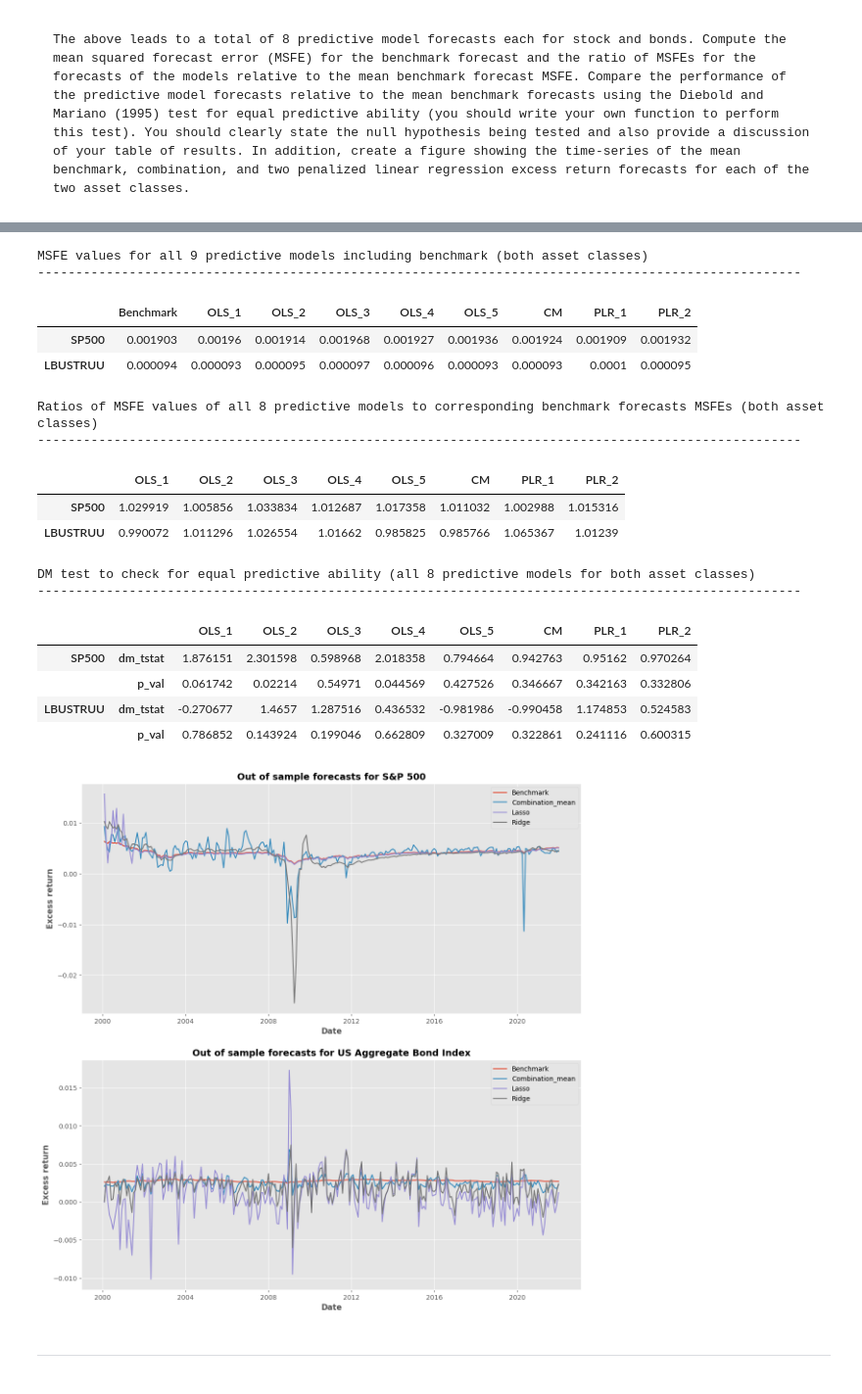
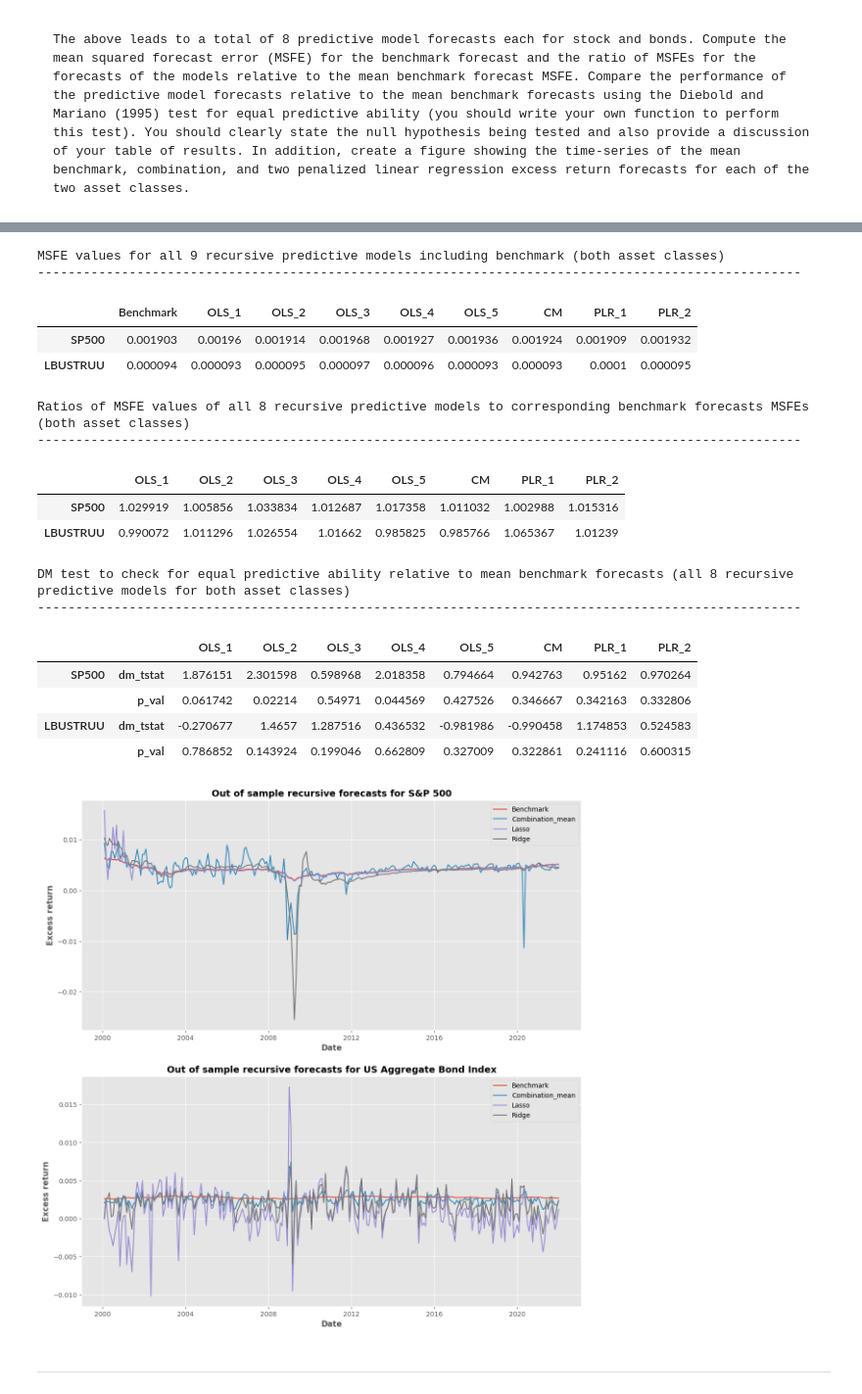
Before and after one commit to kuntojirohan/statistical-timeseries-forecasting, a Jupyter notebook: final_project.ipynb, the cells around one changed output, grey strips where cells are left out. Shown at 98% size. Drawn from its saved outputs; the diff is of its cells as text; code cells hidden in the pictures.

```diff
--- a/final_project.ipynb
+++ b/final_project.ipynb
@@ -62,8 +63,9 @@ Asset class excess return summary statistics (total time period)
 # %% [markdown]
     Q2. Divide the total sample into two periods: an in-sample from January 1980-December 1999 and an out-of-sample period from January 2000-December 2021. Using a recursive estimate approach, generate a time-series of monthly out-of-sample constant expected (mean) excess return forecasts (call it the mean benchmark forecast) for each of the two asset classes. Write a function to do this computation.
 # %%
-mean_benchmark_forecasts_df = generate_mean_benchmark_forecast(excess_ret=simp_ret_df.loc[:, ['SP500_excess', 'LBUSTRUU_excess']], breakpoint=breakpoint)
-print('Out-of-sample Mean Benchmark forecasts')
+mean_benchmark_forecasts_df = generate_mean_benchmark_forecast(simp_ret_df.loc[:, ['SP500_excess', 'LBUSTRUU_excess']], breakpoint,
+                                                               method='recursive')
+print('Out-of-sample Mean Benchmark recursive forecasts')
 print('-' * 100)
 mean_benchmark_forecasts_df
 # %% [output]
@@ -102,18 +104,18 @@ sp500_predictors['div_payout'] = np.log(predictors_df['D12']/predictors_df['E12'
 bond_predictors = predictors_df.loc[:, ['infl', 'tbl', 'lty', 'ltr']]
 bond_predictors['DFY'] = predictors_df['BAA'] - predictors_df['AAA']
 
-# out-of-sample return forecasts for SP500 predicted using OLS fit on 5 different predictors
-sp500_ols_forecasts_df = generate_ols_predictor_forecast(asset_excess_ret=simp_ret_df.loc[:, ['SP500_excess']], predictors=sp500_predictors,
-                                                         breakpoint=breakpoint)
-# out-of-sample return forecasts for bonds predicted using OLS fit on 5 different predictors
-bond_ols_forecasts_df = generate_ols_predictor_forecast(asset_excess_ret=simp_ret_df.loc[:, ['LBUSTRUU_excess']], predictors=bond_predictors,
-                                                        breakpoint=breakpoint)
+# out-of-sample return forecasts for SP500 predicted using OLS fit on 5 different predictors (recursive method)
+sp500_ols_forecasts_df = generate_ols_predictor_forecast(simp_ret_df.loc[:, ['SP500_excess']], sp500_predictors,
+                                                         breakpoint=breakpoint, method='recursive')
+# out-of-sample return forecasts for bonds predicted using OLS fit on 5 different predictors (recursive method)
+bond_ols_forecasts_df = generate_ols_predictor_forecast(simp_ret_df.loc[:, ['LBUSTRUU_excess']], bond_predictors,
+                                                        breakpoint=breakpoint, method='recursive')
 # Rename the columns in each data frame
 sp500_ols_forecasts_df.columns = pd.MultiIndex.from_product([[asset_tickers[0]], sp500_ols_forecasts_df.columns])
 bond_ols_forecasts_df.columns = pd.MultiIndex.from_product([[asset_tickers[1]], bond_ols_forecasts_df.columns])
 # Concatenate the data frames along the columns axis and create a multi-level column index
 ols_predictor_forecasts_df = pd.concat([sp500_ols_forecasts_df, bond_ols_forecasts_df], axis=1)
-print('Out-of-sample OLS Predictor forecasts')
+print('Out-of-sample OLS Predictor recursive forecasts')
 print('-' * 100)
 ols_predictor_forecasts_df
 # %% [output]
@@ -135,11 +137,9 @@ Out-of-sample OLS Predictor forecasts
 | 2021-12-31 | 0.003474 | 0.005093 | 0.005373 | 0.004821 | 0.004129 | 0.001841 | 0.002402 | 0.001465 | 0.003655 | 0.001769 |
 264 rows × 10 columns
 # %%
-# Compute Combination mean forecasts
-combination_mean_forecasts_df = generate_combination_mean_forecasts(asset1_pred_forecasts=sp500_ols_forecasts_df,
-                                                                    asset2_pred_forecasts=bond_ols_forecasts_df,
-                                                                    assets_names=asset_tickers)
-print('Out-of-sample Combination Mean forecasts')
+# Compute Combination mean forecasts (recursive)
+combination_mean_forecasts_df = generate_combination_mean_forecasts(sp500_ols_forecasts_df, bond_ols_forecasts_df, assets_names=asset_tickers)
+print('Out-of-sample Combination Mean recursive forecasts')
 print('-' * 100)
 combination_mean_forecasts_df
 # %% [output]
@@ -160,18 +160,18 @@ Out-of-sample Combination Mean forecasts
 | 2021-12-31 | 0.004578 | 0.002227 |
 264 rows × 2 columns
 # %%
-# out-of-sample return forecasts for SP500 predicted using PLR fit on predictors
-sp500_plr_forecasts_df = generate_plr_forecast(asset_excess_ret=simp_ret_df.loc[:, ['SP500_excess']], predictors=sp500_predictors,
-                                                         breakpoint=breakpoint)
-# out-of-sample return forecasts for bonds predicted using PLR fit on predictors
-bond_plr_forecasts_df = generate_plr_forecast(asset_excess_ret=simp_ret_df.loc[:, ['LBUSTRUU_excess']], predictors=bond_predictors,
-                                                        breakpoint=breakpoint)
+# out-of-sample return forecasts for SP500 predicted using PLR fit on predictors (recursive)
+sp500_plr_forecasts_df = generate_plr_forecast(simp_ret_df.loc[:, ['SP500_excess']], sp500_predictors,
+                                                         breakpoint=breakpoint, method='recursive')
+# out-of-sample return forecasts for bonds predicted using PLR fit on predictors (recursive)
+bond_plr_forecasts_df = generate_plr_forecast(simp_ret_df.loc[:, ['LBUSTRUU_excess']], bond_predictors,
+                                                        breakpoint=breakpoint, method='recursive')
 # Rename the columns in each data frame
 sp500_plr_forecasts_df.columns = pd.MultiIndex.from_product([[asset_tickers[0]], sp500_plr_forecasts_df.columns])
 bond_plr_forecasts_df.columns = pd.MultiIndex.from_product([[asset_tickers[1]], bond_plr_forecasts_df.columns])
 # Concatenate the data frames along the columns axis and create a multi-level column index
 plr_predictor_forecasts_df = pd.concat([sp500_plr_forecasts_df, bond_plr_forecasts_df], axis=1)
-print('Out-of-sample Penalised Linear Regression forecasts (using all Predictors)')
+print('Out-of-sample Penalised Linear Regression recursive forecasts (using all Predictors)')
 print('-' * 100)
 plr_predictor_forecasts_df
 # %% [output]
@@ -193,7 +193,7 @@ Out-of-sample Penalised Linear Regression forecasts (using all Predictors)
 | 2021-12-31 | 0.005026 | 0.004346 | 0.001214 | 0.00238 |
 264 rows × 4 columns
 # %%
-# combine benchamark & all 8 forecast model predictions for each asset
+# combine benchamark & all 8 forecast model predictions for each asset class (recursive)
 sp500_all_models = pd.concat([mean_benchmark_forecasts_df.loc[:, ['SP500_MB']], sp500_ols_forecasts_df['SP500'],
                               combination_mean_forecasts_df.loc[:, ['SP500_Comb_Mean']], sp500_plr_forecasts_df['SP500']], axis=1)
 sp500_all_models.rename(columns={'SP500_MB': 'Benchmark', 'SP500_Comb_Mean': 'Combination_mean'}, inplace=True)
@@ -201,56 +201,56 @@ bond_all_models = pd.concat([mean_benchmark_forecasts_df.loc[:, ['LBUSTRUU_MB']]
                               combination_mean_forecasts_df.loc[:, ['LBUSTRUU_Comb_Mean']], bond_plr_forecasts_df['LBUSTRUU']], axis=1)
 bond_all_models.rename(columns={'LBUSTRUU_MB': 'Benchmark', 'LBUSTRUU_Comb_Mean': 'Combination_mean'}, inplace=True)
 
-# Compute MSFE for all predictive models & corresponding benchmarks for both the assets
+# Compute MSFE for all predictive models & corresponding benchmarks for both the assets (recursive)
 msfe_df = pd.DataFrame(index=asset_tickers, columns=['Benchmark', 'OLS_1', 'OLS_2', 'OLS_3', 'OLS_4', 'OLS_5', 'CM', 'PLR_1', 'PLR_2'])
 msfe_df.loc[asset_tickers[0]] = [mean_squared_error(simp_ret_df.loc[simp_ret_df.index > breakpoint, ['SP500_excess']], sp500_all_models[x])
                         for x in sp500_all_models.columns]
 msfe_df.loc[asset_tickers[1]] = [mean_squared_error(simp_ret_df.loc[simp_ret_df.index > breakpoint, ['LBUSTRUU_excess']], bond_all_models[x])
                         for x in bond_all_models.columns]
-print('MSFE values for all 9 predictive models including benchmark (both asset classes)')
+print('MSFE values for all 9 recursive predictive models including benchmark (both asset classes)')
 print('-' * 100)
 msfe_df
 # %% [output]
-MSFE values for all 9 predictive models including benchmark (both asset classes)
+MSFE values for all 9 recursive predictive models including benchmark (both asset classes)
 ----------------------------------------------------------------------------------------------------
 |  | Benchmark | OLS_1 | OLS_2 | OLS_3 | OLS_4 | OLS_5 | CM | PLR_1 | PLR_2 |
 | SP500 | 0.001903 | 0.00196 | 0.001914 | 0.001968 | 0.001927 | 0.001936 | 0.001924 | 0.001909 | 0.001932 |
 | LBUSTRUU | 0.000094 | 0.000093 | 0.000095 | 0.000097 | 0.000096 | 0.000093 | 0.000093 | 0.0001 | 0.000095 |
 # %%
-# Compute the ratios of MSFEs of predictive models to corresponding benchmark MSFE values
+# Compute the ratios of MSFEs of predictive models to corresponding benchmark MSFE values (recursive)
 msfe_ratios_to_benchmark = pd.DataFrame(index=asset_tickers, columns=['OLS_1', 'OLS_2', 'OLS_3', 'OLS_4', 'OLS_5', 'CM', 'PLR_1', 'PLR_2'])
 msfe_ratios_to_benchmark.loc[asset_tickers[0]] = [msfe_df.loc[asset_tickers[0], [x]].values[0] / msfe_df.loc[asset_tickers[0], ['Benchmark']].values[0] for x in msfe_df.columns[1:]]
 msfe_ratios_to_benchmark.loc[asset_tickers[1]] = [msfe_df.loc[asset_tickers[1], [x]].values[0] / msfe_df.loc[asset_tickers[1], ['Benchmark']].values[0] for x in msfe_df.columns[1:]]
-print('Ratios of MSFE values of all 8 predictive models to corresponding benchmark forecasts MSFEs (both asset classes)')
+print('Ratios of MSFE values of all 8 recursive predictive models to corresponding benchmark forecasts MSFEs (both asset classes)')
 print('-' * 100)
 msfe_ratios_to_benchmark
 # %% [output]
-Ratios of MSFE values of all 8 predictive models to corresponding benchmark forecasts MSFEs (both asset classes)
+Ratios of MSFE values of all 8 recursive predictive models to corresponding benchmark forecasts MSFEs (both asset classes)
 ----------------------------------------------------------------------------------------------------
 |  | OLS_1 | OLS_2 | OLS_3 | OLS_4 | OLS_5 | CM | PLR_1 | PLR_2 |
 | SP500 | 1.029919 | 1.005856 | 1.033834 | 1.012687 | 1.017358 | 1.011032 | 1.002988 | 1.015316 |
 | LBUSTRUU | 0.990072 | 1.011296 | 1.026554 | 1.01662 | 0.985825 | 0.985766 | 1.065367 | 1.01239 |
 # %%
-# Check for equal predictive ability of all 8 predictive models with the benchmark using DM test
-dm_test_eq_to_bechmark = pd.DataFrame(index=pd.MultiIndex.from_product([asset_tickers, ['dm_tstat', 'p_val']]),
+# Check for equal predictive ability of all 8 predictive models with the benchmark using DM test (recursive)
+dm_test_recursive = pd.DataFrame(index=pd.MultiIndex.from_product([asset_tickers, ['dm_tstat', 'p_val']]),
                                       columns=['OLS_1', 'OLS_2', 'OLS_3', 'OLS_4', 'OLS_5', 'CM', 'PLR_1', 'PLR_2'])
-dm_test_eq_to_bechmark.loc[(asset_tickers[0], 'dm_tstat')] = [dm_test(real_values=simp_ret_df.loc[simp_ret_df.index > breakpoint, 'SP500_excess'].values,
+dm_test_recursive.loc[(asset_tickers[0], 'dm_tstat')] = [dm_test(real_values=simp_ret_df.loc[simp_ret_df.index > breakpoint, 'SP500_excess'].values,
                                                              pred1=sp500_all_models[col].values, pred2=sp500_all_models['Benchmark'].values)[0]
                                                                for col in sp500_all_models.columns[1:]]
-dm_test_eq_to_bechmark.loc[(asset_tickers[0], 'p_val')] = [dm_test(real_values=simp_ret_df.loc[simp_ret_df.index > breakpoint, 'SP500_excess'].values,
+dm_test_recursive.loc[(asset_tickers[0], 'p_val')] = [dm_test(real_values=simp_ret_df.loc[simp_ret_df.index > breakpoint, 'SP500_excess'].values,
                                                              pred1=sp500_all_models[col].values, pred2=sp500_all_models['Benchmark'].values)[1]
                                                                for col in sp500_all_models.columns[1:]]
-dm_test_eq_to_bechmark.loc[(asset_tickers[1], 'dm_tstat')] = [dm_test(real_values=simp_ret_df.loc[simp_ret_df.index > breakpoint, 'LBUSTRUU_excess'].values,
+dm_test_recursive.loc[(asset_tickers[1], 'dm_tstat')] = [dm_test(real_values=simp_ret_df.loc[simp_ret_df.index > breakpoint, 'LBUSTRUU_excess'].values,
                                                              pred1=bond_all_models[col].values, pred2=bond_all_models['Benchmark'].values)[0]
                                                                for col in bond_all_models.columns[1:]]
-dm_test_eq_to_bechmark.loc[(asset_tickers[1], 'p_val')] = [dm_test(real_values=simp_ret_df.loc[simp_ret_df.index > breakpoint, 'LBUSTRUU_excess'].values,
+dm_test_recursive.loc[(asset_tickers[1], 'p_val')] = [dm_test(real_values=simp_ret_df.loc[simp_ret_df.index > breakpoint, 'LBUSTRUU_excess'].values,
                                                              pred1=bond_all_models[col].values, pred2=bond_all_models['Benchmark'].values)[1]
                                                                for col in bond_all_models.columns[1:]]
-print('DM test to check for equal predictive ability (all 8 predictive models for both asset classes)')
+print('DM test to check for equal predictive ability relative to mean benchmark forecasts (all 8 recursive predictive models for both asset classes)')
 print('-' * 100)
-dm_test_eq_to_bechmark
+dm_test_recursive
 # %% [output]
-DM test to check for equal predictive ability (all 8 predictive models for both asset classes)
+DM test to check for equal predictive ability relative to mean benchmark forecasts (all 8 recursive predictive models for both asset classes)
 ----------------------------------------------------------------------------------------------------
 |  |  | OLS_1 | OLS_2 | OLS_3 | OLS_4 | OLS_5 | CM | PLR_1 | PLR_2 |
 | SP500 | dm_tstat | 1.876151 | 2.301598 | 0.598968 | 2.018358 | 0.794664 | 0.942763 | 0.95162 | 0.970264 |
@@ -260,25 +260,25 @@ DM test to check for equal predictive ability (all 8 predictive models for both
 # %%
 plt.figure(figsize=(12, 12))
 desired_models = ['Benchmark', 'Combination_mean', 'Lasso', 'Ridge']
 
 plt.subplot(2, 1, 1)
 plt.plot(sp500_all_models.index, sp500_all_models.loc[:, desired_models].values)
-plt.title(f'Out of sample forecasts for S&P 500', fontweight='bold', fontsize=14)
+plt.title(f'Out of sample recursive forecasts for S&P 500', fontweight='bold', fontsize=14)
 plt.xlabel('Date', weight='bold', fontsize=12)
 plt.ylabel('Excess return', weight='bold', fontsize=12)
 plt.legend(desired_models)
 
 plt.subplot(2, 1, 2)
 plt.plot(bond_all_models.index, bond_all_models.loc[:, desired_models].values)
-plt.title(f'Out of sample forecasts for US Aggregate Bond Index', fontweight='bold', fontsize=14)
+plt.title(f'Out of sample recursive forecasts for US Aggregate Bond Index', fontweight='bold', fontsize=14)
 plt.xlabel('Date', weight='bold', fontsize=12)
 plt.ylabel('Excess return', weight='bold', fontsize=12)
 plt.legend(desired_models)
 
 plt.tight_layout(pad=2.0)
 plt.show()
 # %% [output]
-[figure, old version]
+[figure, new version]
 # %% [markdown]
 ---
 # %% [markdown]
```
Also changed, not shown: parts of 25 cells of this notebook, 1 other file.
